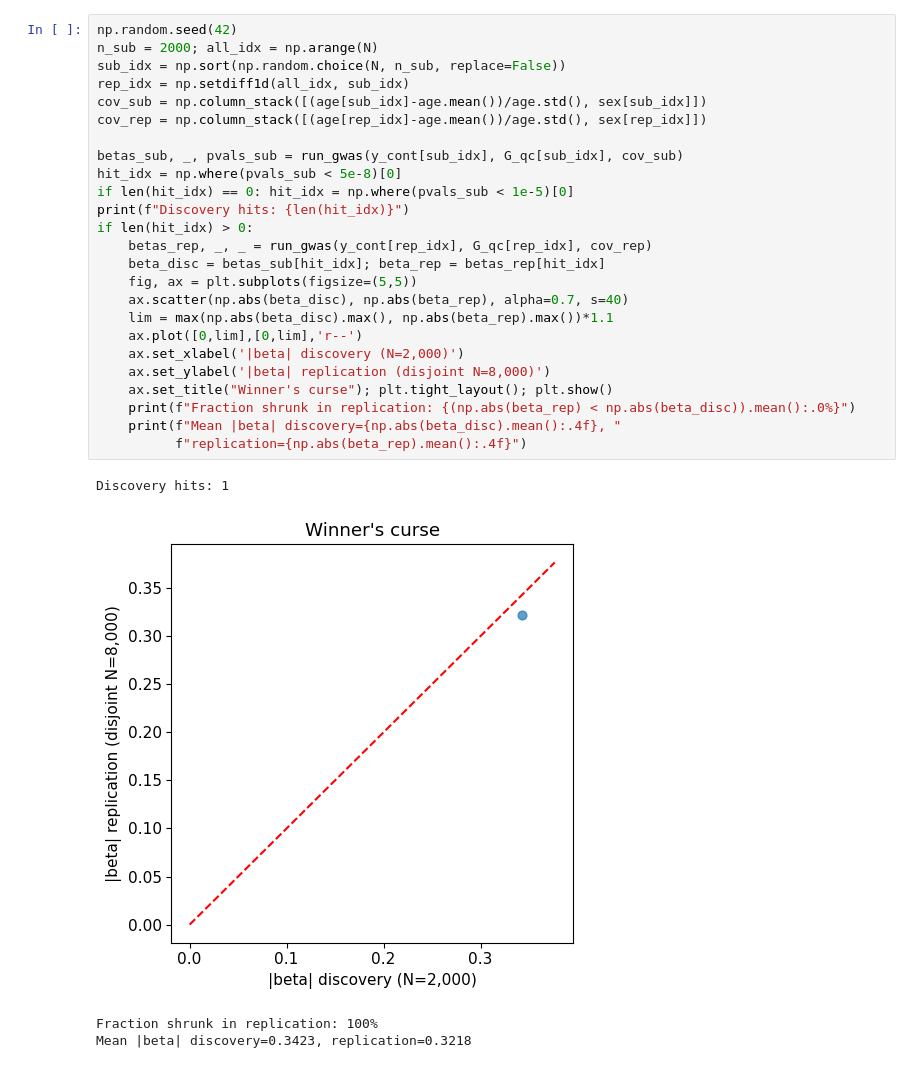
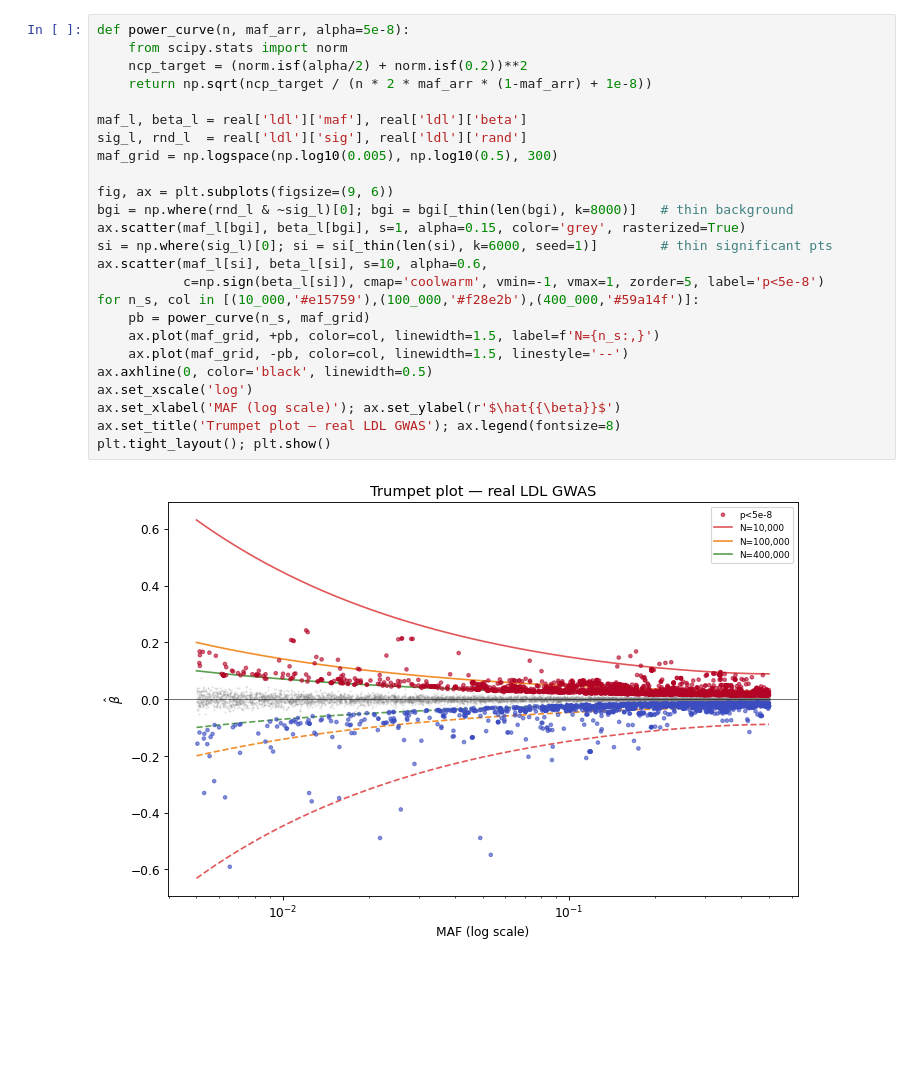
Before and after one commit to BNTechie/smartbiomed_practicals_2026, a Jupyter notebook: session2/run.ipynb, the cells around one changed output. Saved outputs shown, nothing was run; the diff lists cells and outputs as text; blank space fills up the shorter version.

```diff
--- a/session2/run.ipynb
+++ b/session2/run.ipynb
@@ -616,31 +605,28 @@ This needs individual-level genotypes, so we go back to the **simulated cohort**
 # %%
-np.random.seed(42)
-n_sub = 2000; all_idx = np.arange(N)
-sub_idx = np.sort(np.random.choice(N, n_sub, replace=False))
-rep_idx = np.setdiff1d(all_idx, sub_idx)
-cov_sub = np.column_stack([(age[sub_idx]-age.mean())/age.std(), sex[sub_idx]])
-cov_rep = np.column_stack([(age[rep_idx]-age.mean())/age.std(), sex[rep_idx]])
+def power_curve(n, maf_arr, alpha=5e-8):
+    from scipy.stats import norm
+    ncp_target = (norm.isf(alpha/2) + norm.isf(0.2))**2
+    return np.sqrt(ncp_target / (n * 2 * maf_arr * (1-maf_arr) + 1e-8))
 
-betas_sub, _, pvals_sub = run_gwas(y_cont[sub_idx], G_qc[sub_idx], cov_sub)
-hit_idx = np.where(pvals_sub < 5e-8)[0]
-if len(hit_idx) == 0: hit_idx = np.where(pvals_sub < 1e-5)[0]
-print(f"Discovery hits: {len(hit_idx)}")
-if len(hit_idx) > 0:
-    betas_rep, _, _ = run_gwas(y_cont[rep_idx], G_qc[rep_idx], cov_rep)
-    beta_disc = betas_sub[hit_idx]; beta_rep = betas_rep[hit_idx]
-    fig, ax = plt.subplots(figsize=(5,5))
-    ax.scatter(np.abs(beta_disc), np.abs(beta_rep), alpha=0.7, s=40)
-    lim = max(np.abs(beta_disc).max(), np.abs(beta_rep).max())*1.1
-    ax.plot([0,lim],[0,lim],'r--')
-    ax.set_xlabel('|beta| discovery (N=2,000)')
-    ax.set_ylabel('|beta| replication (disjoint N=8,000)')
-    ax.set_title("Winner's curse"); plt.tight_layout(); plt.show()
-    print(f"Fraction shrunk in replication: {(np.abs(beta_rep) < np.abs(beta_disc)).mean():.0%}")
-    print(f"Mean |beta| discovery={np.abs(beta_disc).mean():.4f}, "
-          f"replication={np.abs(beta_rep).mean():.4f}")
+maf_l, beta_l = real['ldl']['maf'], real['ldl']['beta']
+sig_l, rnd_l  = real['ldl']['sig'], real['ldl']['rand']
+maf_grid = np.logspace(np.log10(0.005), np.log10(0.5), 300)
+
+fig, ax = plt.subplots(figsize=(9, 6))
+bgi = np.where(rnd_l & ~sig_l)[0]; bgi = bgi[_thin(len(bgi), k=8000)]   # thin background
+ax.scatter(maf_l[bgi], beta_l[bgi], s=1, alpha=0.15, color='grey', rasterized=True)
+si = np.where(sig_l)[0]; si = si[_thin(len(si), k=6000, seed=1)]        # thin significant pts
+ax.scatter(maf_l[si], beta_l[si], s=10, alpha=0.6,
+           c=np.sign(beta_l[si]), cmap='coolwarm', vmin=-1, vmax=1, zorder=5, label='p<5e-8')
+for n_s, col in [(10_000,'#e15759'),(100_000,'#f28e2b'),(400_000,'#59a14f')]:
+    pb = power_curve(n_s, maf_grid)
+    ax.plot(maf_grid, +pb, color=col, linewidth=1.5, label=f'N={n_s:,}')
+    ax.plot(maf_grid, -pb, color=col, linewidth=1.5, linestyle='--')
+ax.axhline(0, color='black', linewidth=0.5)
+ax.set_xscale('log')
+ax.set_xlabel('MAF (log scale)'); ax.set_ylabel(r'$\hat{{\beta}}$')
+ax.set_title('Trumpet plot — real LDL GWAS'); ax.legend(fontsize=8)
+plt.tight_layout(); plt.show()
 # %% [output]
-Discovery hits: 1
-[figure, old version]
+[figure, new version]
-Fraction shrunk in replication: 100%
-Mean |beta| discovery=0.3423, replication=0.3218
 # %% [markdown]
```
Also changed, not shown: parts of 25 cells of this notebook, 10 other files.
